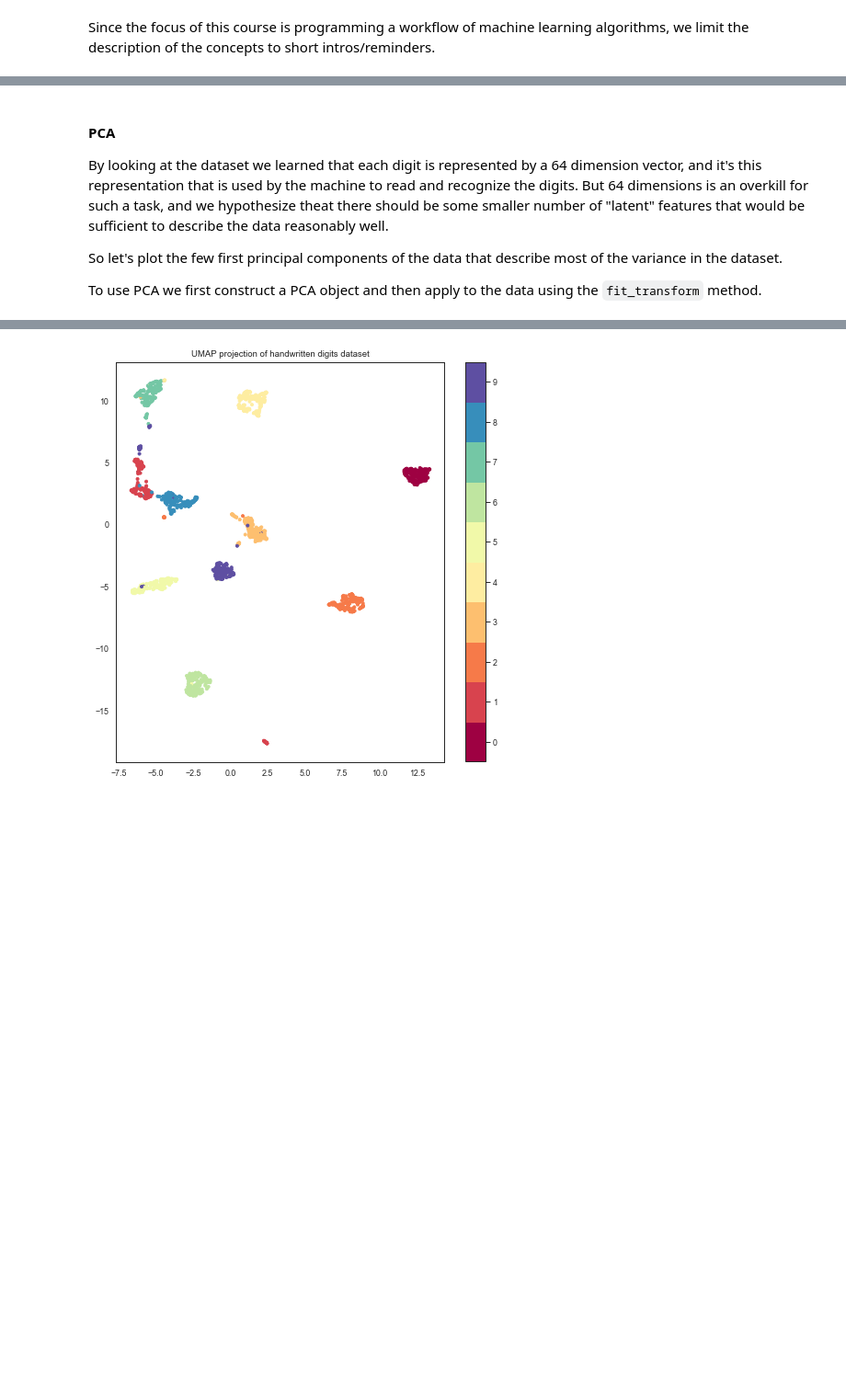
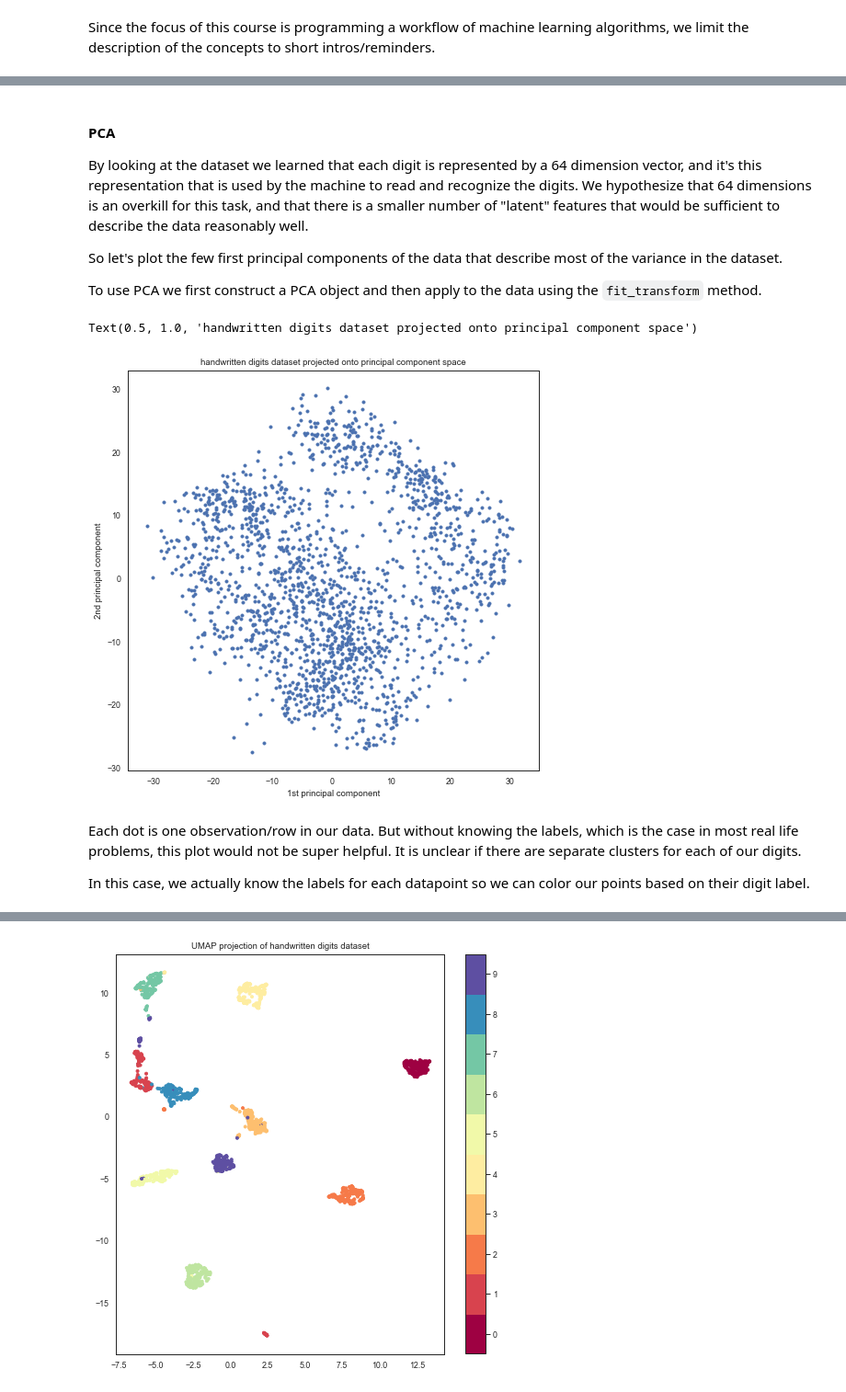
Before and after one commit to BME1478H/BME1478material, a Jupyter notebook: Lectures/week12/lesson.ipynb, the cells around one changed output, grey strips where cells are left out. Shown: that part at 92% size. Drawn from its saved outputs; the diff is of its cells as text; code cells hidden in the pictures; blank space fills up the shorter version.

```diff
--- a/Lectures/week12/lesson.ipynb
+++ b/Lectures/week12/lesson.ipynb
@@ -221,11 +221,36 @@ Let's learn how to use a classic algorithm, **Principal component analysis** `PC
 # %% [markdown]
 
 #### PCA
-By looking at the dataset we learned that each digit is represented by a 64 dimension vector, and it's this representation that is used by the machine to read and recognize the digits. But 64 dimensions is an overkill for such a task, and we hypothesize theat there should be some smaller number of "latent" features that would be sufficient to describe the data reasonably well.
+By looking at the dataset we learned that each digit is represented by a 64 dimension vector, and it's this representation that is used by the machine to read and recognize the digits. We hypothesize that 64 dimensions is an overkill for this task, and that there is a smaller number of "latent" features that would be sufficient to describe the data reasonably well.
 
 So let's plot the few first principal components of the data that describe most of the variance in the dataset.
 
 To use PCA we first construct a PCA object and then apply to the data using the `fit_transform` method.
+# %%
+# import the PCA class
+from sklearn.decomposition import PCA
+
+# initialize an instance of this class to use on our data
+pca = PCA() # you can also set the number of lower dimensions desired using n_components=2 or whatever number
+
+# fit the PCA algorithm to our data, then transform our data based on the identified components
+digits_pca = pca.fit_transform(digits.data)
+
+fig, ax = plt.subplots(1,figsize=(8,8))
+sns.set(context="paper", style="white")
+
+# we want to plot the first two principal components
+plt.scatter(digits_pca[:,0],digits_pca[:,1], s=10);
+ax.set_xlabel('1st principal component')
+ax.set_ylabel('2nd principal component')
+plt.title("handwritten digits dataset projected onto principal component space")
+# %% [output]
+Text(0.5, 1.0, 'handwritten digits dataset projected onto principal component space')
+[figure, added]
+# %% [markdown]
+Each dot is one observation/row in our data. But without knowing the labels, which is the case in most real life problems, this plot would not be super helpful. It is unclear if there are separate clusters for each of our digits.
+
+In this case, we actually know the labels for each datapoint so we can color our points based on their digit label.
 # %%
 # import the PCA class
 from sklearn.decomposition import PCA
```
Also changed, not shown: parts of 23 cells of this notebook.
